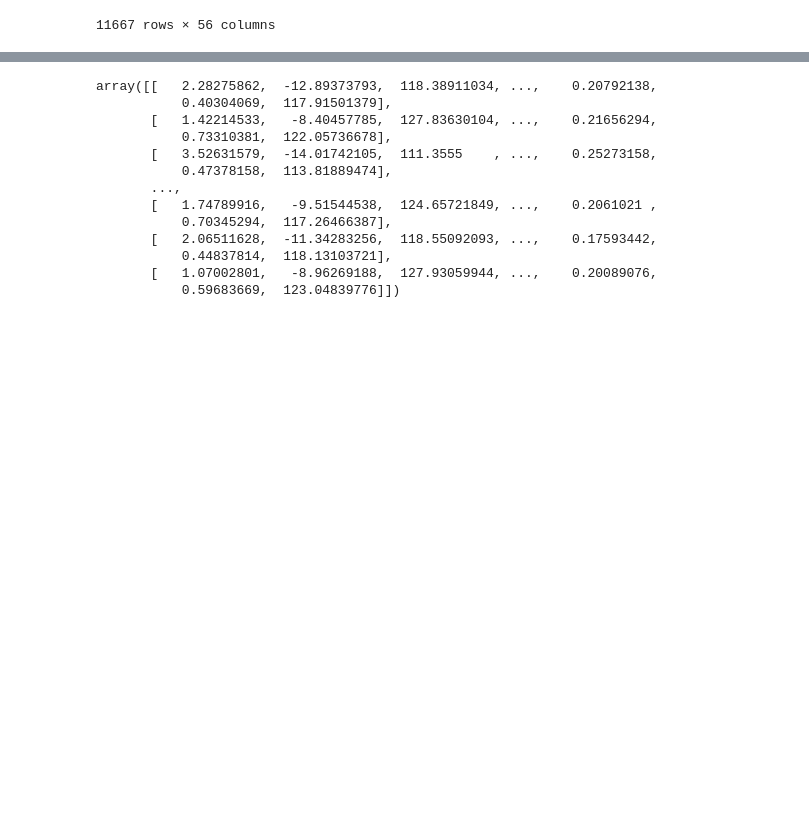
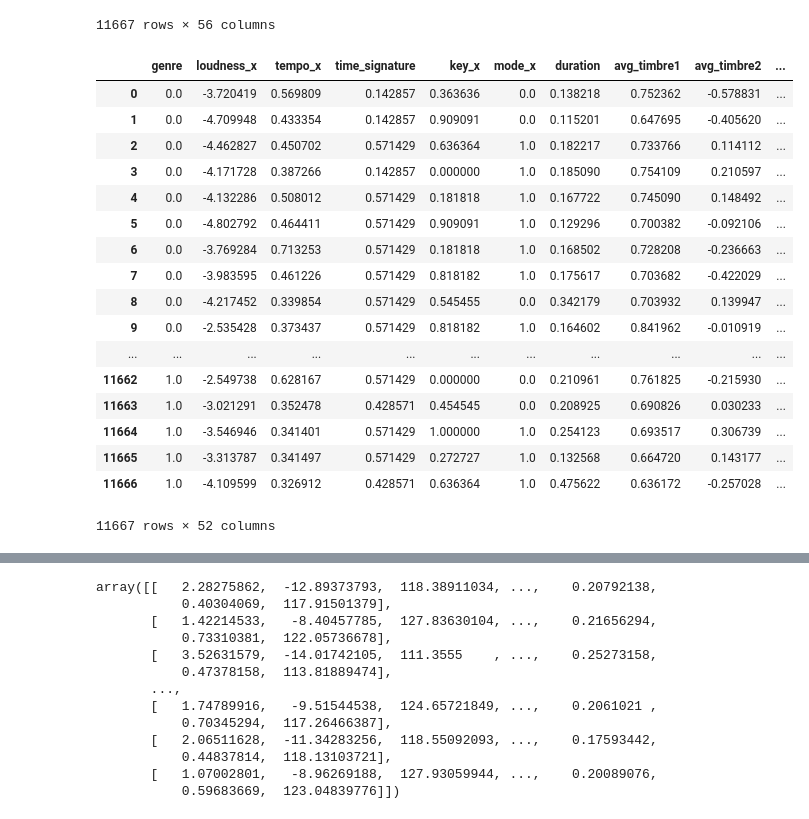
Before and after one commit to gurbuzbeyza/AutomaticPlaylistGeneration, a Jupyter notebook: KMeans Clustering.ipynb, the cells around one changed output, grey strips where cells are left out. Saved outputs shown, nothing was run; the diff lists cells and outputs as text; code cells hidden in the pictures; blank space fills up the shorter version.

```diff
--- a/KMeans Clustering.ipynb
+++ b/KMeans Clustering.ipynb
@@ -33,6 +34,36 @@ dataset
 | 11665 | soul and reggae | TRAMYBB128F424D86D | Erykah Badu | Think Twice | -9.494 | 88.976 | 4 | 3 | 1 | ... |
 | 11666 | soul and reggae | TREBGAA128E078FC52 | Erykah Badu | I Want You | -11.774 | 85.176 | 3 | 7 | 1 | ... |
 11667 rows × 56 columns
+# %%
+datacopy = dataset.copy()
+datacopy.drop(string_features, 1, inplace = True)
+genres = dataset.genre.unique()
+for index, genre in zip(range(0, len(genres)),genres):
+    datacopy.loc[datacopy['genre'] == genre, 'genre'] = index
+for column in datacopy.columns:
+    max_of_column = datacopy[column].max()
+    datacopy[column] = datacopy[column].apply(lambda x: x / max_of_column)
+
+datacopy
+# %% [output]
+|  | genre | loudness_x | tempo_x | time_signature | key_x | mode_x | duration | avg_timbre1 | avg_timbre2 | ... |
+| 0 | 0.0 | -3.720419 | 0.569809 | 0.142857 | 0.363636 | 0.0 | 0.138218 | 0.752362 | -0.578831 | ... |
+| 1 | 0.0 | -4.709948 | 0.433354 | 0.142857 | 0.909091 | 0.0 | 0.115201 | 0.647695 | -0.405620 | ... |
+| 2 | 0.0 | -4.462827 | 0.450702 | 0.571429 | 0.636364 | 1.0 | 0.182217 | 0.733766 | 0.114112 | ... |
+| 3 | 0.0 | -4.171728 | 0.387266 | 0.142857 | 0.000000 | 1.0 | 0.185090 | 0.754109 | 0.210597 | ... |
+| 4 | 0.0 | -4.132286 | 0.508012 | 0.571429 | 0.181818 | 1.0 | 0.167722 | 0.745090 | 0.148492 | ... |
+| 5 | 0.0 | -4.802792 | 0.464411 | 0.571429 | 0.909091 | 1.0 | 0.129296 | 0.700382 | -0.092106 | ... |
+| 6 | 0.0 | -3.769284 | 0.713253 | 0.571429 | 0.181818 | 1.0 | 0.168502 | 0.728208 | -0.236663 | ... |
+| 7 | 0.0 | -3.983595 | 0.461226 | 0.571429 | 0.818182 | 1.0 | 0.175617 | 0.703682 | -0.422029 | ... |
+| 8 | 0.0 | -4.217452 | 0.339854 | 0.571429 | 0.545455 | 0.0 | 0.342179 | 0.703932 | 0.139947 | ... |
+| 9 | 0.0 | -2.535428 | 0.373437 | 0.571429 | 0.818182 | 1.0 | 0.164602 | 0.841962 | -0.010919 | ... |
+| ... | ... | ... | ... | ... | ... | ... | ... | ... | ... | ... |
+| 11662 | 1.0 | -2.549738 | 0.628167 | 0.571429 | 0.000000 | 0.0 | 0.210961 | 0.761825 | -0.215930 | ... |
+| 11663 | 1.0 | -3.021291 | 0.352478 | 0.428571 | 0.454545 | 0.0 | 0.208925 | 0.690826 | 0.030233 | ... |
+| 11664 | 1.0 | -3.546946 | 0.341401 | 0.571429 | 1.000000 | 1.0 | 0.254123 | 0.693517 | 0.306739 | ... |
+| 11665 | 1.0 | -3.313787 | 0.341497 | 0.571429 | 0.272727 | 1.0 | 0.132568 | 0.664720 | 0.143177 | ... |
+| 11666 | 1.0 | -4.109599 | 0.326912 | 0.428571 | 0.636364 | 1.0 | 0.475622 | 0.636172 | -0.257028 | ... |
+11667 rows × 52 columns
 # %%
 string_features = ["track_id", "id", "artist_name", "title"]
 # %%
```
Also changed, not shown: parts of 6 cells of this notebook.
